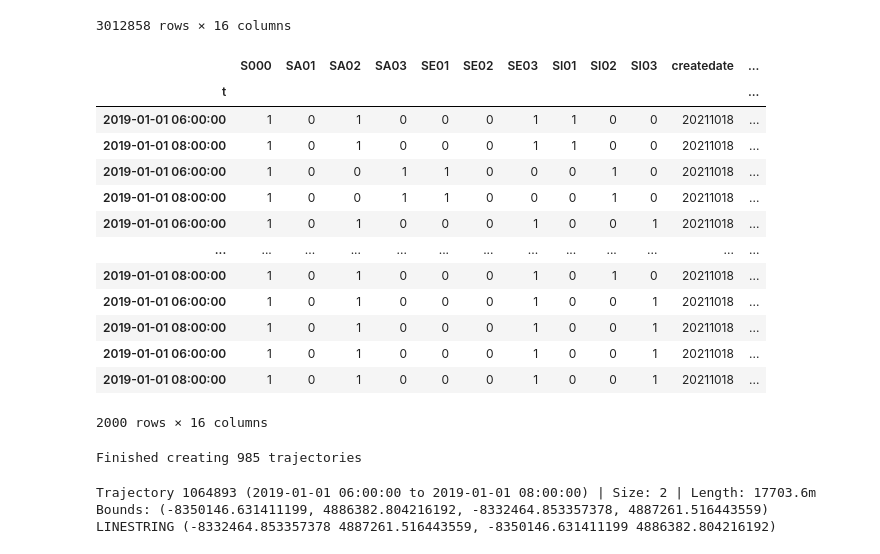
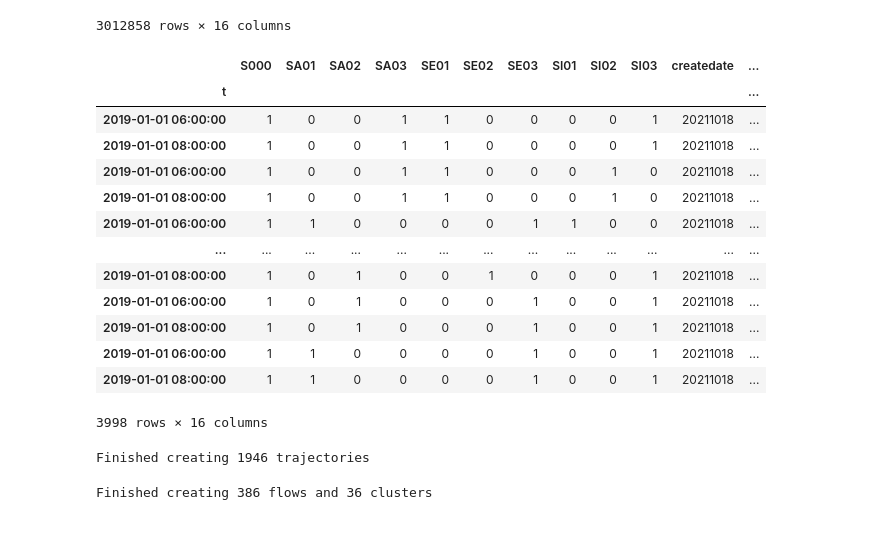
Before and after one commit to bensh3/musa-550-final-she-yao, a Jupyter notebook: 3_origdest_flow.ipynb, the cells around one changed output. Drawn from its saved outputs; the diff is of its cells as text; code cells hidden in the pictures.

```diff
--- a/3_origdest_flow.ipynb
+++ b/3_origdest_flow.ipynb
@@ -19,5 +23,10 @@ from urllib.request import urlopen
 [interactive output not drawn]
 [interactive output not drawn]
 # %%
+years = ['2009','2010','2011','2012','2013','2014','2015','2016','2017','2018','2019']
+
 url = "https://lehd.ces.census.gov/data/lodes/LODES7/pa/od/pa_od_main_JT00_"
-od = pd.read_csv(gzip.open(BytesIO(urlopen(url+"2019"+".csv.gz").read())))
+od_all = dd.concat([pd.read_csv(gzip.open(BytesIO(urlopen(url+year+".csv.gz").read()))).assign(year=int(year)) for year in years])
+# %%
+od = od_all[od_all['year'] == 2019].compute()
+od
@@ -68,38 +131,36 @@ od_long.sort_values('id')
 | 2019-01-01 06:00:00 | 2 | 0 | 1 | 1 | 0 | 0 | 2 | 0 | 0 | 2 | 20211018 | ... |
 3012858 rows × 16 columns
 # %%
-sample_od = np.random.choice(od_long['id'].unique(),1000)
+# The trajectory aggregation function is very slow, so the OD data will be sampled for 2000 pairs
+sample_od = np.random.choice(od_long['id'].unique(),2000)
 od_geo_sample = gpd.GeoDataFrame(od_long[od_long['id'].isin(sample_od)],geometry='geometry',crs='EPSG:3857')
 od_geo_sample.sort_values(['id','location'])
 # %% [output]
 |  | S000 | SA01 | SA02 | SA03 | SE01 | SE02 | SE03 | SI01 | SI02 | SI03 | createdate | ... |
 | t |  |  |  |  |  |  |  |  |  |  |  | ... |
-| 2019-01-01 06:00:00 | 1 | 0 | 1 | 0 | 0 | 0 | 1 | 1 | 0 | 0 | 20211018 | ... |
-| 2019-01-01 08:00:00 | 1 | 0 | 1 | 0 | 0 | 0 | 1 | 1 | 0 | 0 | 20211018 | ... |
+| 2019-01-01 06:00:00 | 1 | 0 | 0 | 1 | 1 | 0 | 0 | 0 | 0 | 1 | 20211018 | ... |
+| 2019-01-01 08:00:00 | 1 | 0 | 0 | 1 | 1 | 0 | 0 | 0 | 0 | 1 | 20211018 | ... |
 | 2019-01-01 06:00:00 | 1 | 0 | 0 | 1 | 1 | 0 | 0 | 0 | 1 | 0 | 20211018 | ... |
 | 2019-01-01 08:00:00 | 1 | 0 | 0 | 1 | 1 | 0 | 0 | 0 | 1 | 0 | 20211018 | ... |
-| 2019-01-01 06:00:00 | 1 | 0 | 1 | 0 | 0 | 0 | 1 | 0 | 0 | 1 | 20211018 | ... |
+| 2019-01-01 06:00:00 | 1 | 1 | 0 | 0 | 0 | 0 | 1 | 1 | 0 | 0 | 20211018 | ... |
 | ... | ... | ... | ... | ... | ... | ... | ... | ... | ... | ... | ... | ... |
-| 2019-01-01 08:00:00 | 1 | 0 | 1 | 0 | 0 | 0 | 1 | 0 | 1 | 0 | 20211018 | ... |
+| 2019-01-01 08:00:00 | 1 | 0 | 1 | 0 | 0 | 1 | 0 | 0 | 0 | 1 | 20211018 | ... |
 | 2019-01-01 06:00:00 | 1 | 0 | 1 | 0 | 0 | 0 | 1 | 0 | 0 | 1 | 20211018 | ... |
 | 2019-01-01 08:00:00 | 1 | 0 | 1 | 0 | 0 | 0 | 1 | 0 | 0 | 1 | 20211018 | ... |
-| 2019-01-01 06:00:00 | 1 | 0 | 1 | 0 | 0 | 0 | 1 | 0 | 0 | 1 | 20211018 | ... |
-| 2019-01-01 08:00:00 | 1 | 0 | 1 | 0 | 0 | 0 | 1 | 0 | 0 | 1 | 20211018 | ... |
+| 2019-01-01 06:00:00 | 1 | 1 | 0 | 0 | 0 | 0 | 1 | 0 | 0 | 1 | 20211018 | ... |
+| 2019-01-01 08:00:00 | 1 | 1 | 0 | 0 | 0 | 0 | 1 | 0 | 0 | 1 | 20211018 | ... |
-2000 rows × 16 columns
+3998 rows × 16 columns
 # %%
-traj_collection = mpd.TrajectoryCollection(od_geo_sample, 'id', min_length=100)
+traj_collection = mpd.TrajectoryCollection(od_geo_sample, 'id', min_length=1000)
 print("Finished creating {} trajectories".format(len(traj_collection)))
 # %% [output]
-Finished creating 985 trajectories
+Finished creating 1946 trajectories
 # %%
-aggregator = mpd.TrajectoryCollectionAggregator(traj_collection, max_distance=100000, min_distance=1, min_stop_duration=dt.timedelta(minutes=1))
+aggregator = mpd.TrajectoryCollectionAggregator(traj_collection, max_distance=15000, min_distance=1000, min_stop_duration=dt.timedelta(minutes=30))
 
 flows = aggregator.get_flows_gdf()
 clusters = aggregator.get_clusters_gdf()
+print("Finished creating {} flows".format(len(flows)) + " and {} clusters".format(len(clusters)))
+# %% [output]
+Finished creating 386 flows and 36 clusters
-# %%
-traj_collection.trajectories[43]
-# %% [output]
-Trajectory 1064893 (2019-01-01 06:00:00 to 2019-01-01 08:00:00) | Size: 2 | Length: 17703.6m
-Bounds: (-8350146.631411199, 4886382.804216192, -8332464.853357378, 4887261.516443559)
-LINESTRING (-8332464.853357378 4887261.516443559, -8350146.631411199 4886382.804216192)
 # %%
```
Also changed, not shown: parts of 13 cells of this notebook, 4 other files.
